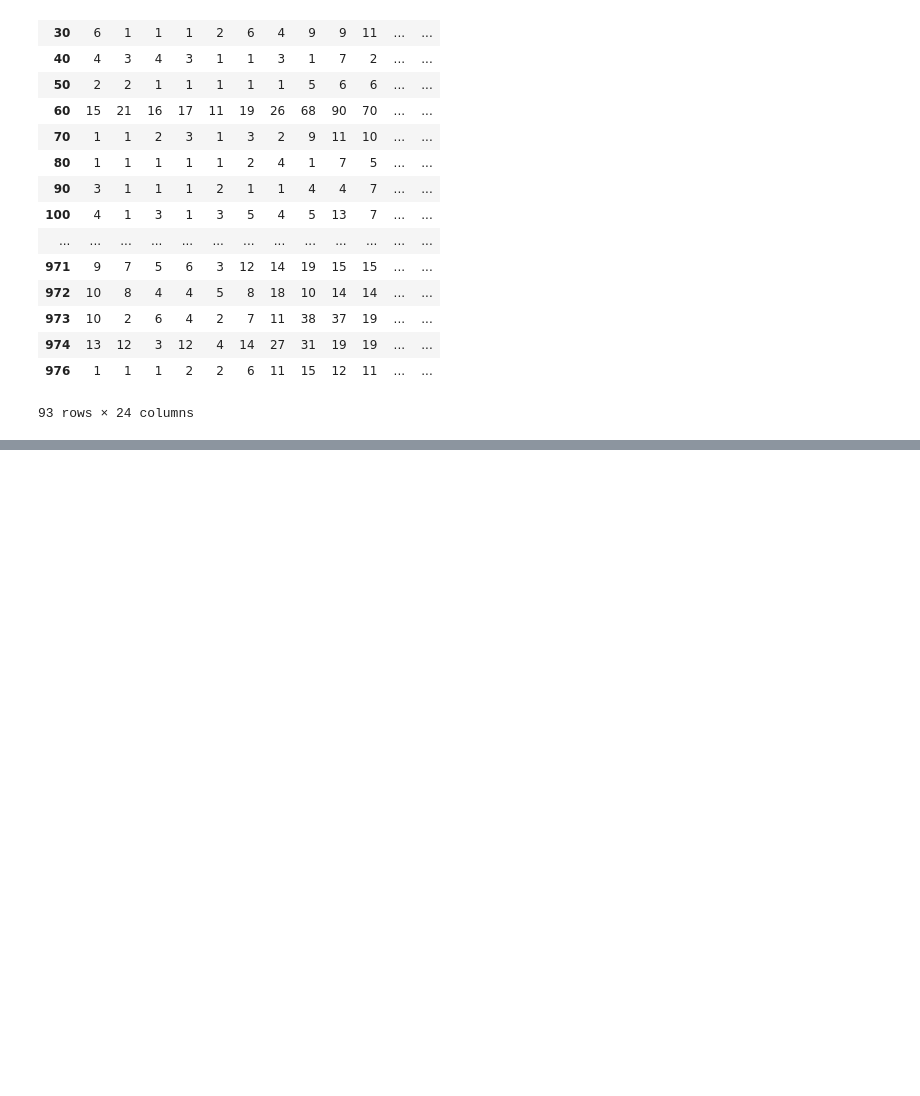
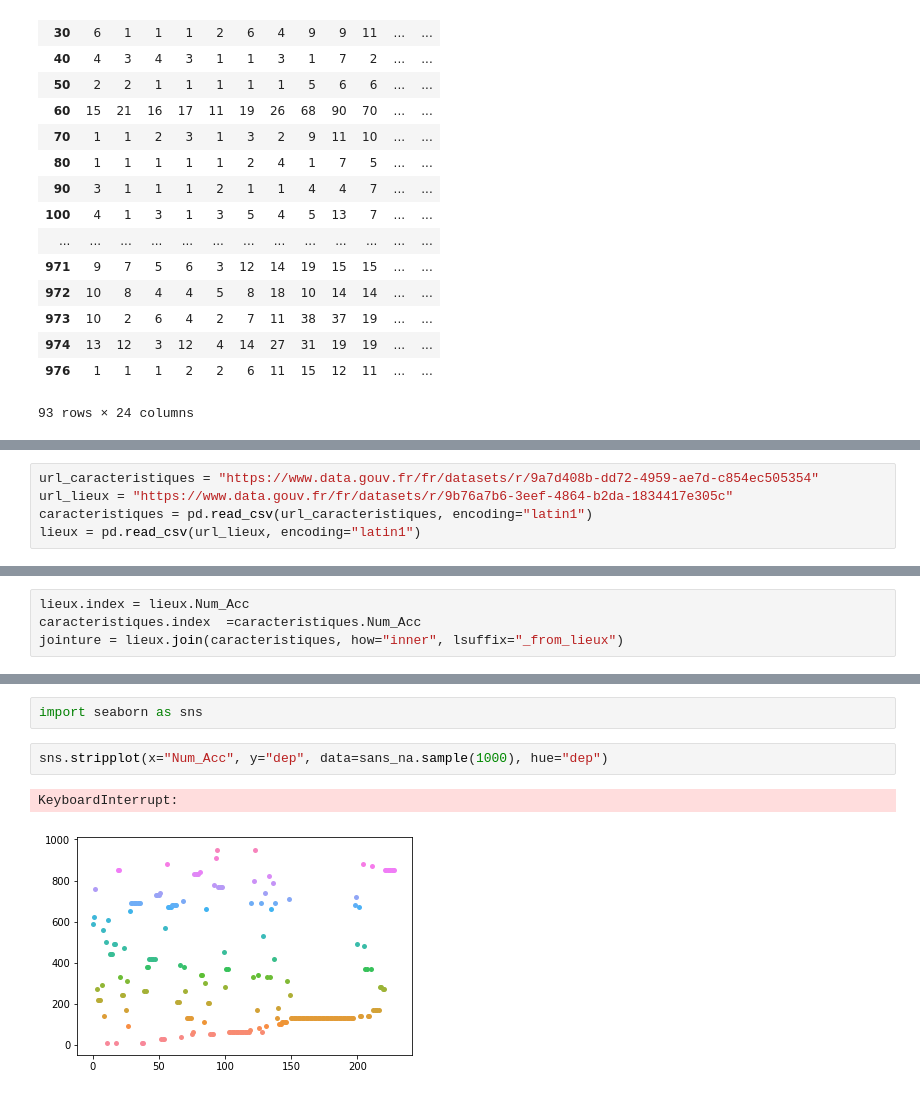
Before and after one commit to romainjouin/formation_python, a Jupyter notebook: esilv_groupe_1_accidents_de_la_route_notebook_2.ipynb, the cells around one changed output, grey strips where cells are left out. Saved outputs shown, nothing was run; the diff lists cells and outputs as text; blank space fills up the shorter version.

```diff
--- a/esilv_groupe_1_accidents_de_la_route_notebook_2.ipynb
+++ b/esilv_groupe_1_accidents_de_la_route_notebook_2.ipynb
@@ -49,0 +93,5 @@ df
+# %%
+url_caracteristiques = "https://www.data.gouv.fr/fr/datasets/r/9a7d408b-dd72-4959-ae7d-c854ec505354"
+url_lieux = "https://www.data.gouv.fr/fr/datasets/r/9b76a7b6-3eef-4864-b2da-1834417e305c"
+caracteristiques = pd.read_csv(url_caracteristiques, encoding="latin1")
+lieux = pd.read_csv(url_lieux, encoding="latin1")
@@ -49,0 +102,4 @@ df
+# %%
+lieux.index = lieux.Num_Acc
+caracteristiques.index  =caracteristiques.Num_Acc
+jointure = lieux.join(caracteristiques, how="inner", lsuffix="_from_lieux")
@@ -49,0 +251,7 @@ df
+# %%
+import seaborn as sns
+# %%
+sns.stripplot(x="Num_Acc", y="dep", data=sans_na.sample(1000), hue="dep")
+# %% [output]
+KeyboardInterrupt:
+[figure, added]
```
Also changed, not shown: parts of 30 cells of this notebook.
